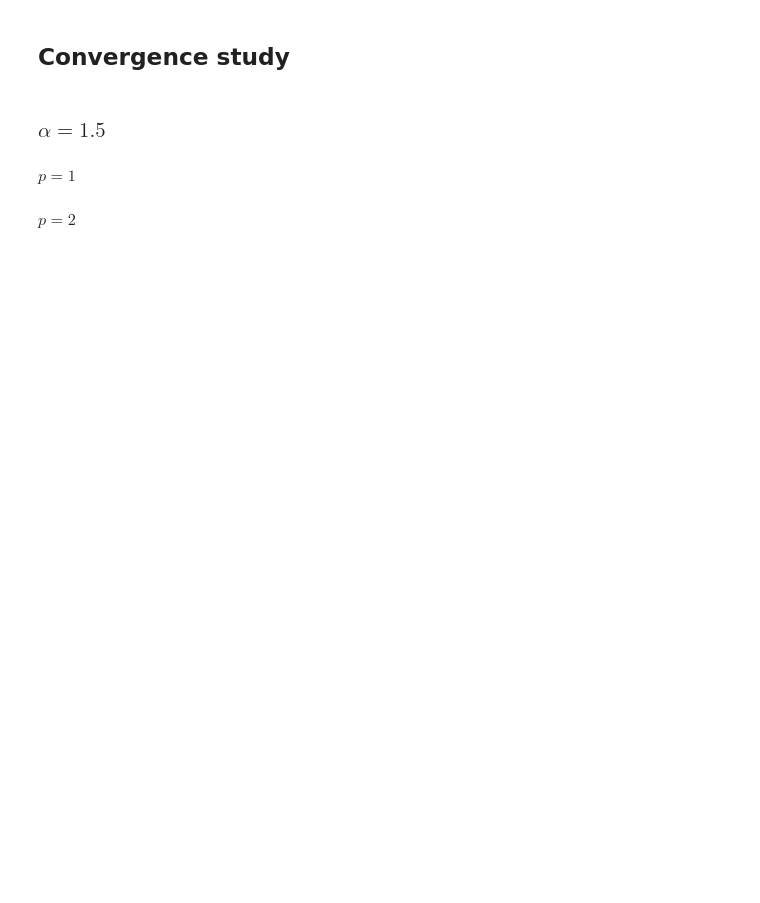
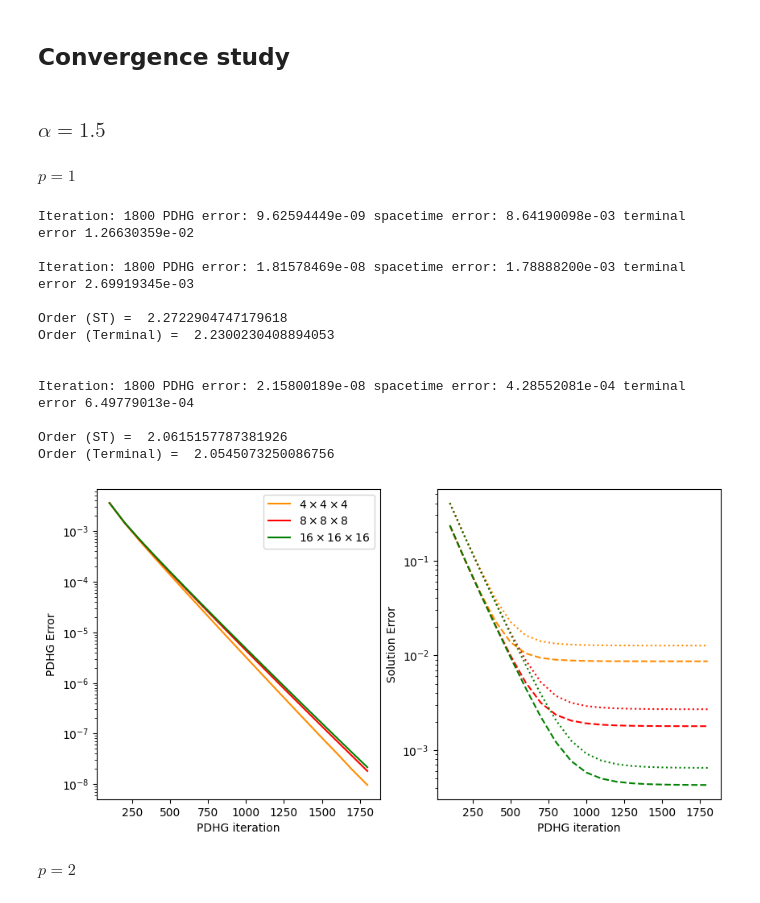
Before and after one commit to avj-jpg/WassersteinGradientFlows, a Jupyter notebook: PME-brent.ipynb, the cells around one changed output. Saved outputs shown, nothing was run; the diff lists cells and outputs as text; code cells hidden in the pictures; blank space fills up the shorter version.

Commit message:
PME2D-brent updated experiments. p=3 case not working. PME2DBB working.

```diff
--- a/PME-brent.ipynb
+++ b/PME-brent.ipynb
@@ -268,7 +268,13 @@ fig, axs = plt.subplots(1, 2, figsize = (10, 5))
 nIter = 1800
 order = 3
 for i in range(4):
-    PP3 = PME1D(order = order, maxIter = nIter + 1, alpha = alpha, beta = beta, nx = nx * 2 ** i, ny = ny * 2 ** i)
+    PP3 = PME1D(
+        order = order,
+        maxIter = nIter + 1,
+        alpha = alpha,
+        beta = beta,
+        nx = nx * 2 ** i,
+        ny = ny * 2 ** i)
     if i == 0: print(PP3)
     PP3.solve()
     PP3.plotErr(axs, labels[i], colors[i])
@@ -324,21 +349,45 @@ $p=1$
 # %%
 fig, axs = plt.subplots(1, 2, figsize = (10, 5))
 
 nIter = 1500
 order = 1
 for i in range(3):
-    P21 = PME2D(order = order, maxIter = nIter + 1, alpha = alpha, beta = beta, nx = nx * 2 ** i, ny = ny * 2 ** i, nz = nz * 2 ** i)
+    P21 = PME2D(
+        order = order,
+        maxIter = nIter + 1,
+        alpha = alpha,
+        beta = beta,
+        nx = nx * 2 ** i,
+        ny = ny * 2 ** i,
+        nz = nz * 2 ** i,
+        brentMin  = 0,
+        brentMax  = 3
+    )
     P21.solve()
     P21.plotErr(axs, labels[i], colors[i])
     if i > 0:
         print('Order (ST) = ', np.log2(err0/P21.stErr[-1]))
         print('Order (Terminal) = ', np.log2(err1/P21.terminalErr[-1]))
         print("\n")
     err0 = P21.stErr[-1]
     err1 = P21.terminalErr[-1]
 
 axs[0].legend()
 plt.show()
+# %% [output]
+Iteration: 1800 PDHG error: 9.62594449e-09 spacetime error: 8.64190098e-03 terminal error 1.26630359e-02
+
+Iteration: 1800 PDHG error: 1.81578469e-08 spacetime error: 1.78888200e-03 terminal error 2.69919345e-03
+
+Order (ST) =  2.2722904747179618
+Order (Terminal) =  2.2300230408894053
+
+
+Iteration: 1800 PDHG error: 2.15800189e-08 spacetime error: 4.28552081e-04 terminal error 6.49779013e-04
+
+Order (ST) =  2.0615157787381926
+Order (Terminal) =  2.0545073250086756
+[figure, added]
 # %% [markdown]
 $p=2$
 # %%
```
Also changed, not shown: parts of 12 cells of this notebook, 5 other files.
